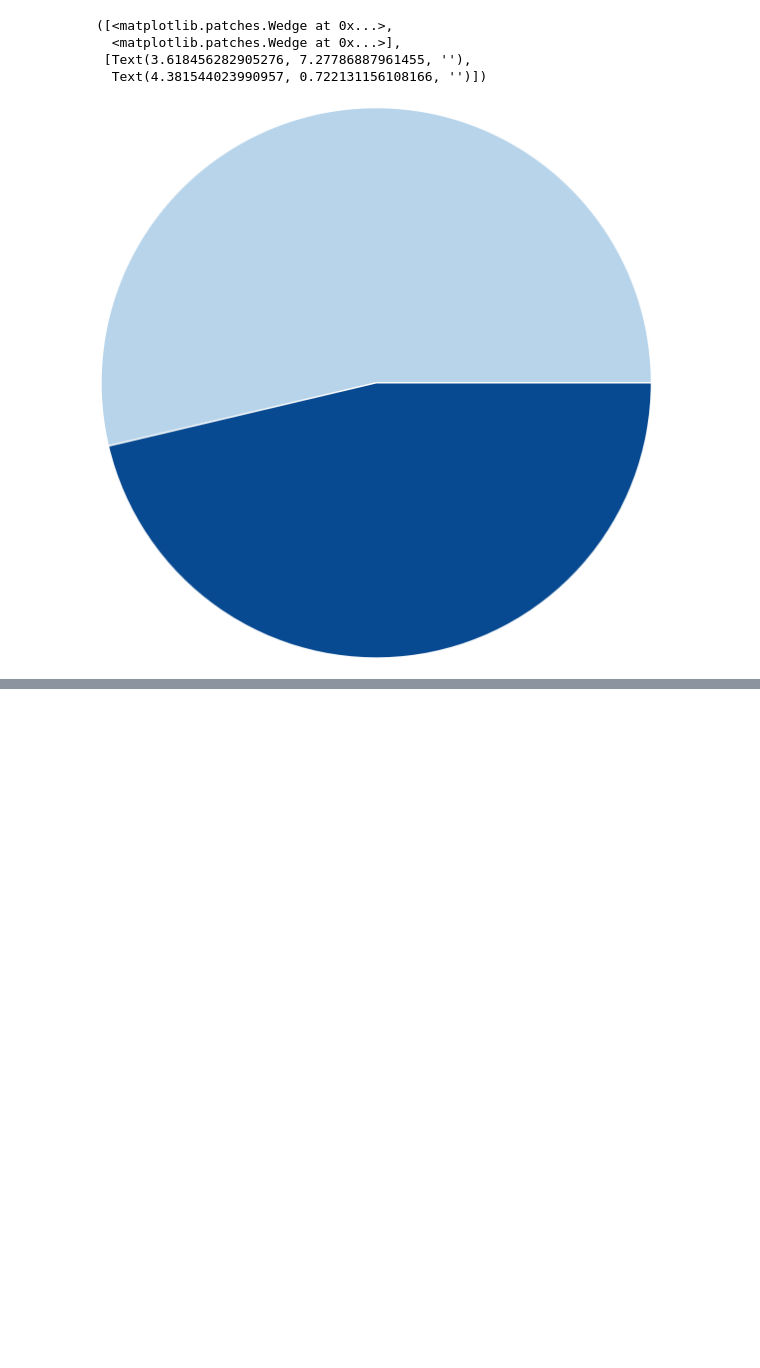
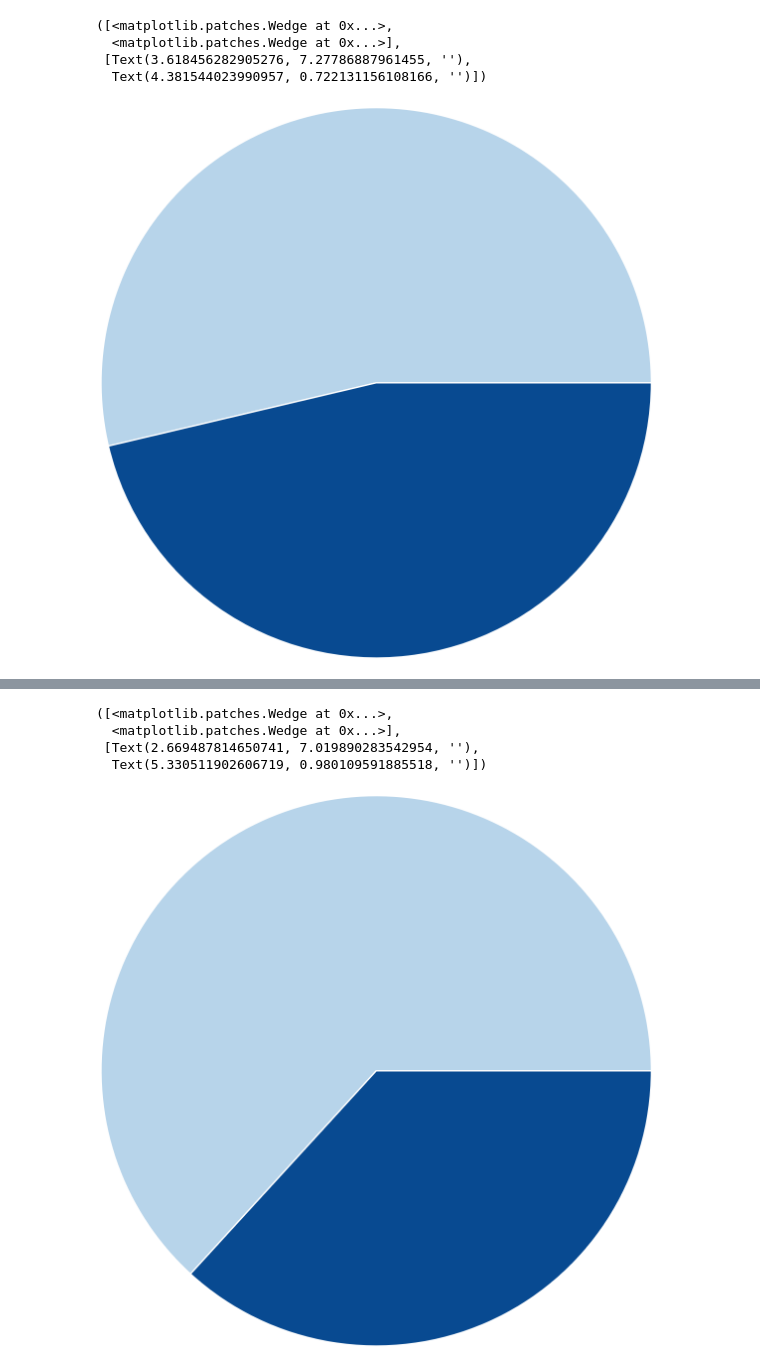
Before and after one commit to isabelaamatto/projeto_extensao, a Jupyter notebook: medicamentos_1.ipynb, the cells around one changed output, grey strips where cells are left out. Cells and saved outputs as stored; diff of their text form; code cells hidden in the pictures; blank space fills up the shorter version.

```diff
--- a/medicamentos_1.ipynb
+++ b/medicamentos_1.ipynb
@@ -219,0 +277,13 @@ sns.barplot(classes_med, x="CLASSE_TERAPEUTICA", y="count")
+# %%
+# gráfico pizza da proporção de medicamentos com registro válido ou caduco
+registro = medicamentos_dados['SITUACAO_REGISTRO'].value_counts()
+colors = plt.get_cmap('Blues')(np.linspace(0.3, 0.9, len(registro)))
+fig, ax = plt.subplots(figsize=(10, 6))
+ax.pie(registro, colors=colors, radius=3, center=(4, 4),
+       wedgeprops={"linewidth": 2, "edgecolor": "white"})
+# %% [output]
+([<matplotlib.patches.Wedge at 0x...>,
+  <matplotlib.patches.Wedge at 0x...>],
+ [Text(2.669487814650741, 7.019890283542954, ''),
+  Text(5.330511902606719, 0.980109591885518, '')])
+[figure, added]
```
Also changed, not shown: parts of 7 cells of this notebook.
